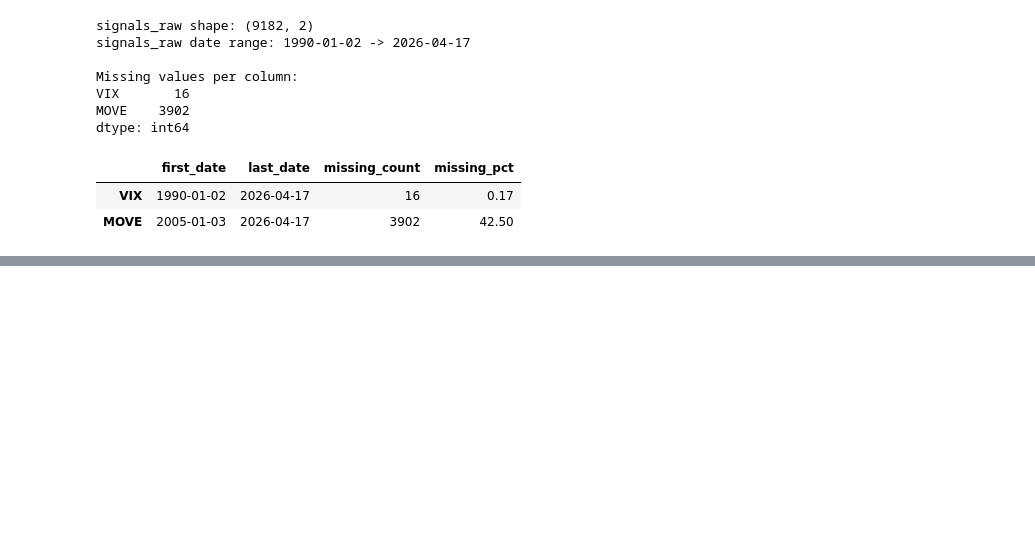
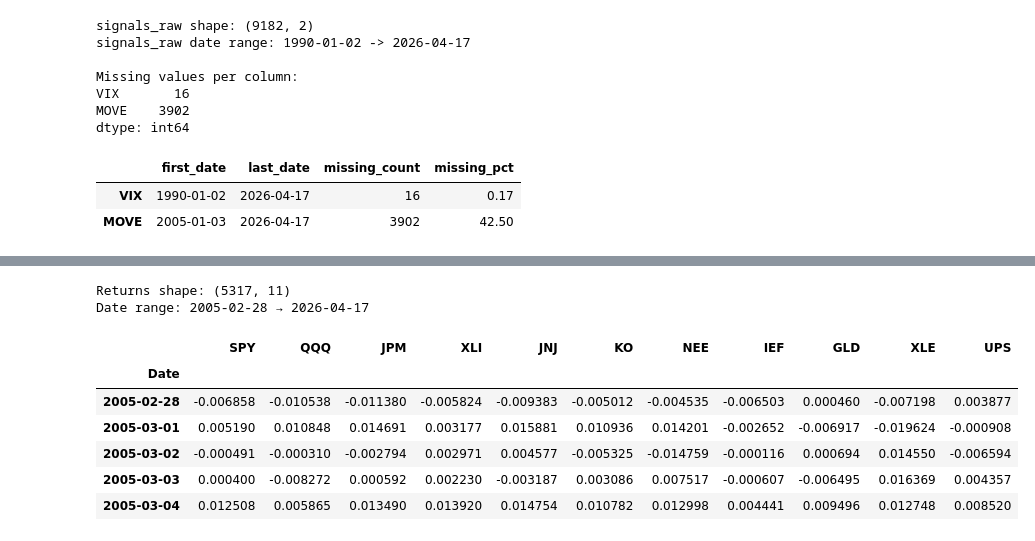
Before and after one commit to GeorgiosLoulakis/Adv-Business-Analytics, a Jupyter notebook: 01_data_collection_and_benchmarks.ipynb, the cells around one changed output, grey strips where cells are left out. Drawn from its saved outputs; the diff is of its cells as text; code cells hidden in the pictures; blank space fills up the shorter version.

```diff
--- a/01_data_collection_and_benchmarks.ipynb
+++ b/01_data_collection_and_benchmarks.ipynb
@@ -419,0 +457,19 @@ print("Saved: data/processed/signals_overview.png")
+# %%
+# Log returns: ln(P_t / P_{t-1})
+log_returns = np.log(prices / prices.shift(1)).dropna()
+
+assert log_returns.isna().sum().sum() == 0, "NaNs found in returns!"
+print("Returns shape:", log_returns.shape)
+print("Date range:", log_returns.index.min().date(), "→", log_returns.index.max().date())
+
+log_returns.head()
+# %% [output]
+Returns shape: (5317, 11)
+Date range: 2005-02-28 → 2026-04-17
+|  | SPY | QQQ | JPM | XLI | JNJ | KO | NEE | IEF | GLD | XLE | UPS |
+| Date |  |  |  |  |  |  |  |  |  |  |  |
+| 2005-02-28 | -0.006858 | -0.010538 | -0.011380 | -0.005824 | -0.009383 | -0.005012 | -0.004535 | -0.006503 | 0.000460 | -0.007198 | 0.003877 |
+| 2005-03-01 | 0.005190 | 0.010848 | 0.014691 | 0.003177 | 0.015881 | 0.010936 | 0.014201 | -0.002652 | -0.006917 | -0.019624 | -0.000908 |
+| 2005-03-02 | -0.000491 | -0.000310 | -0.002794 | 0.002971 | 0.004577 | -0.005325 | -0.014759 | -0.000116 | 0.000694 | 0.014550 | -0.006594 |
+| 2005-03-03 | 0.000400 | -0.008272 | 0.000592 | 0.002230 | -0.003187 | 0.003086 | 0.007517 | -0.000607 | -0.006495 | 0.016369 | 0.004357 |
+| 2005-03-04 | 0.012508 | 0.005865 | 0.013490 | 0.013920 | 0.014754 | 0.010782 | 0.012998 | 0.004441 | 0.009496 | 0.012748 | 0.008520 |
```
Also changed, not shown: parts of 7 cells of this notebook.
